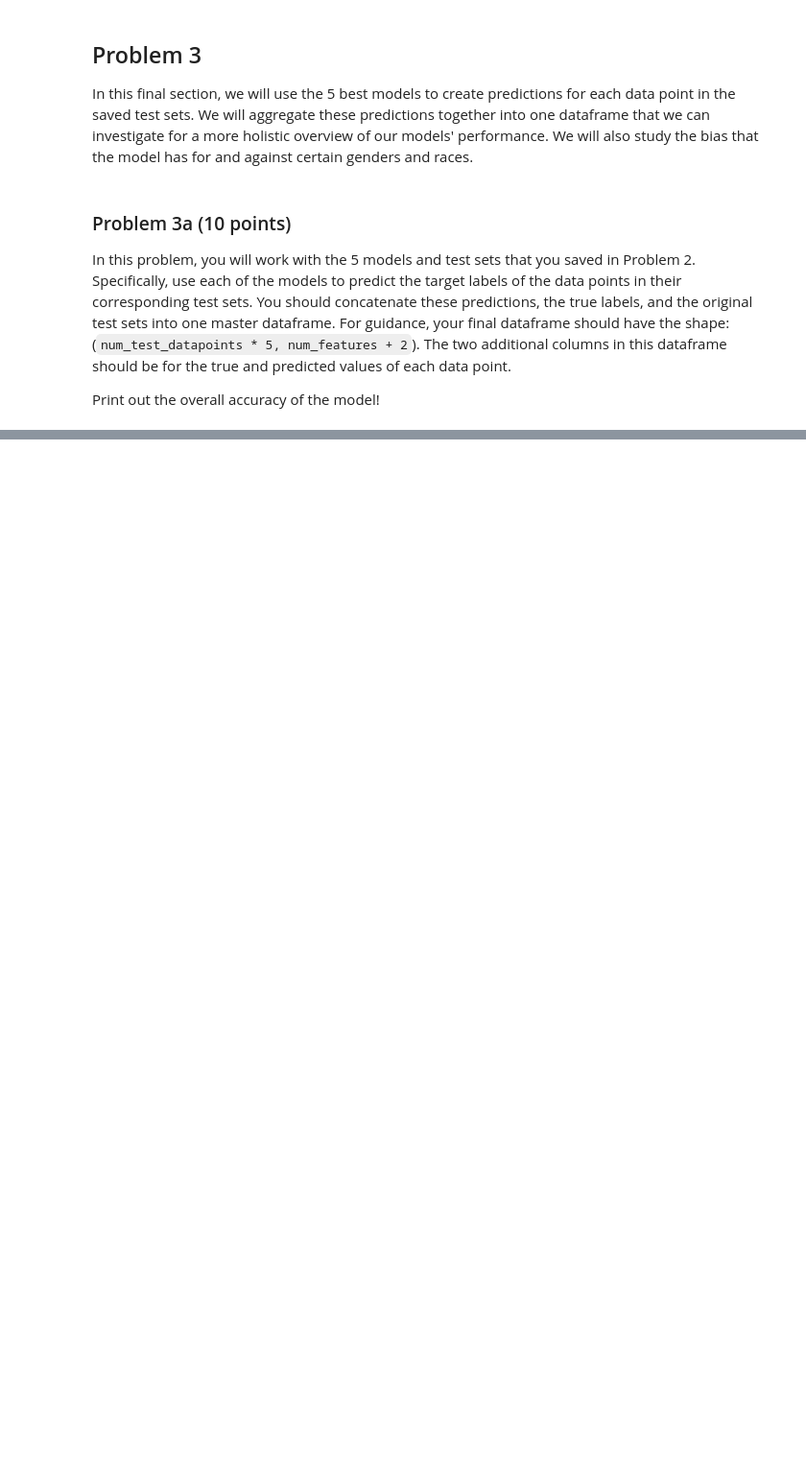
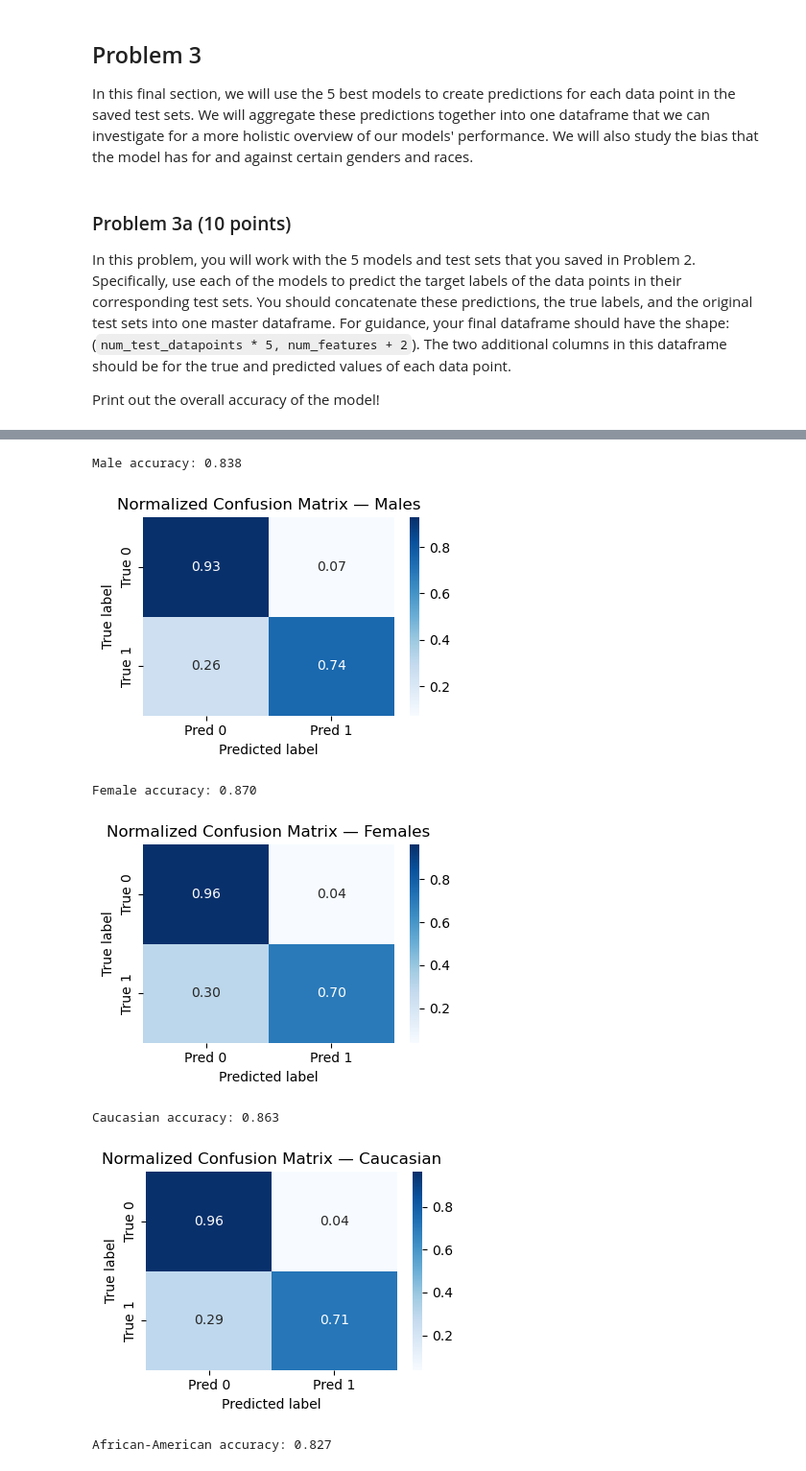
Before and after one commit to IsabellaTan/Brown-DATA1030-HW9, a Jupyter notebook: PS9.ipynb, the cells around one changed output, grey strips where cells are left out. Shown at 96% size. Saved outputs shown, nothing was run; the diff lists cells and outputs as text; code cells hidden in the pictures; blank space fills up the shorter version.

```diff
--- a/PS9.ipynb
+++ b/PS9.ipynb
@@ -199,0 +633,60 @@ Write a couple of paragraphs and discuss your findings. How do you feel about th
+# %%
+import seaborn as sns
+import matplotlib.pyplot as plt
+from sklearn.metrics import confusion_matrix, accuracy_score
+
+def plot_confusion_matrix(true, pred, title):
+    """
+    Draw a normalized confusion matrix (normalized by true labels)
+    """
+    cm = confusion_matrix(true, pred, normalize='true')
+
+    plt.figure(figsize=(4, 3))
+    sns.heatmap(
+        cm, annot=True, fmt=".2f", cmap="Blues",
+        xticklabels=["Pred 0", "Pred 1"],
+        yticklabels=["True 0", "True 1"]
+    )
+    plt.title(title)
+    plt.xlabel("Predicted label")
+    plt.ylabel("True label")
+    plt.tight_layout()
+    plt.show()
+
+
+# Males
+male_df = master_df[master_df["sex"] == "Male"]
+male_acc = accuracy_score(male_df["true_label"], male_df["predicted_label"])
+print(f"Male accuracy: {male_acc:.3f}")
+plot_confusion_matrix(male_df["true_label"], male_df["predicted_label"],
+                      "Normalized Confusion Matrix — Males")
+
+# Females
+female_df = master_df[master_df["sex"] == "Female"]
+female_acc = accuracy_score(female_df["true_label"], female_df["predicted_label"])
+print(f"Female accuracy: {female_acc:.3f}")
+plot_confusion_matrix(female_df["true_label"], female_df["predicted_label"],
+                      "Normalized Confusion Matrix — Females")
+
+# Caucasians
+cauc_df = master_df[master_df["race"] == "Caucasian"]
+cauc_acc = accuracy_score(cauc_df["true_label"], cauc_df["predicted_label"])
+print(f"Caucasian accuracy: {cauc_acc:.3f}")
+plot_confusion_matrix(cauc_df["true_label"], cauc_df["predicted_label"],
+                      "Normalized Confusion Matrix — Caucasian")
+
+
+# African-Americans
+aa_df = master_df[master_df["race"] == "African-American"]
+aa_acc = accuracy_score(aa_df["true_label"], aa_df["predicted_label"])
+print(f"African-American accuracy: {aa_acc:.3f}")
+plot_confusion_matrix(aa_df["true_label"], aa_df["predicted_label"],
+                      "Normalized Confusion Matrix — African-American")
+# %% [output]
+Male accuracy: 0.838
+[figure, added]
+Female accuracy: 0.870
+[figure, added]
+Caucasian accuracy: 0.863
+[figure, added]
+African-American accuracy: 0.827
```
Also changed, not shown: parts of 20 cells of this notebook, 1 other file.
